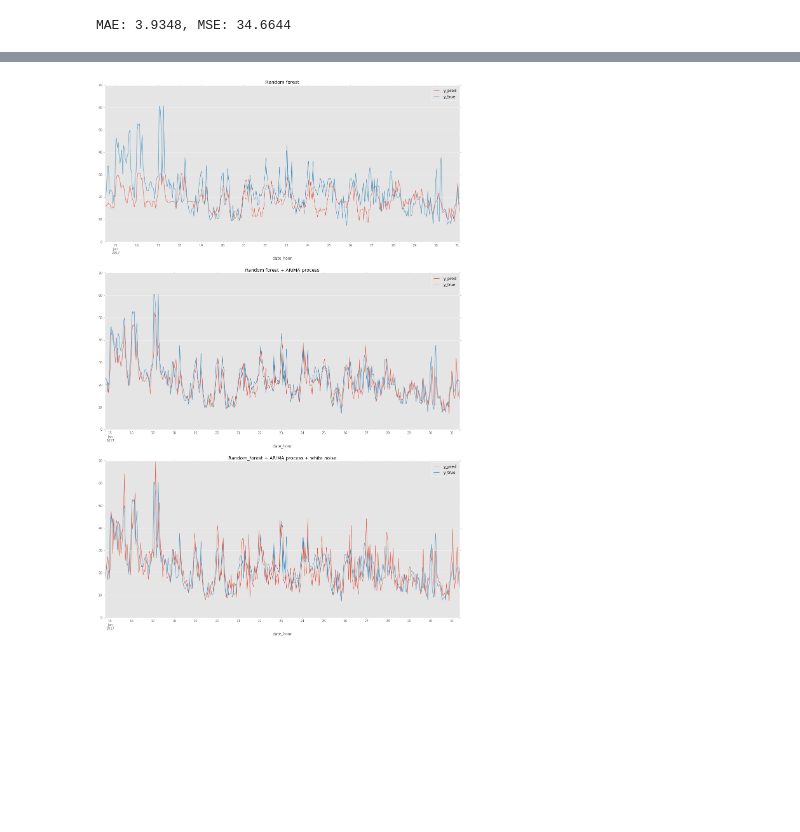
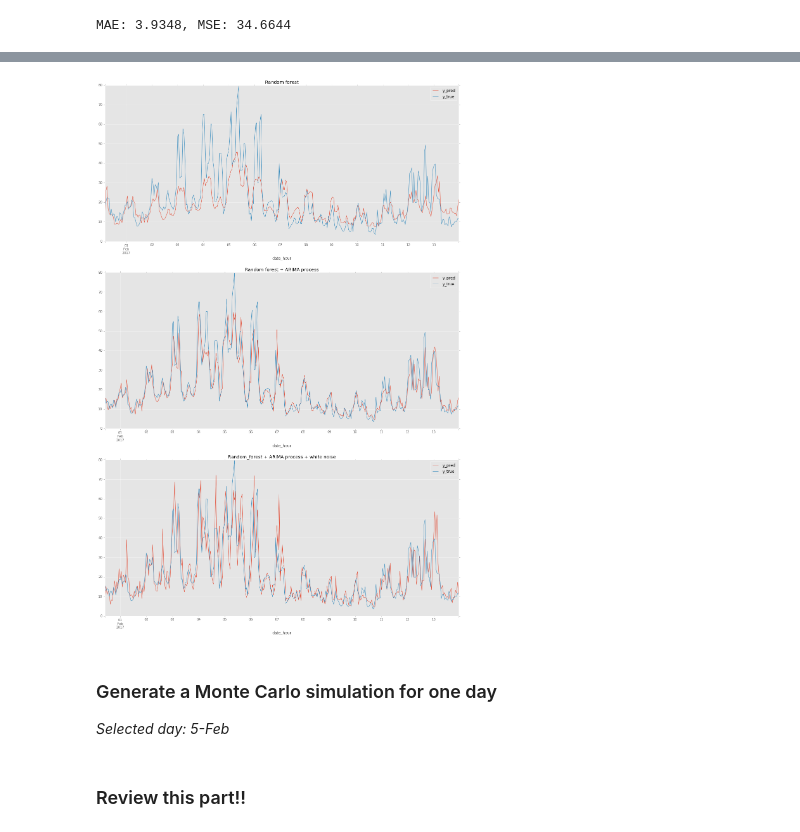
Before and after one commit to NonoMalpi/Secondary_band, a Jupyter notebook: Random_forest + ARIMA process for secondary band price.ipynb, the cells around one changed output, grey strips where cells are left out. Cells and saved outputs as stored; diff of their text form; code cells hidden in the pictures; blank space fills up the shorter version.

Commit message:
-First montecarlo simulation -Review code -Review model

```diff
--- a/Random_forest + ARIMA process for secondary band price.ipynb
+++ b/Random_forest + ARIMA process for secondary band price.ipynb
@@ -88,9 +93,9 @@ print('MAE: %.4f, MSE: %.4f' %(mean_absolute_error(Y, y_pred), mean_squared_erro
 # %% [output]
 MAE: 6.0118, MSE: 71.8618
 # %%
-residuals = pd.DataFrame(data=y_pred, index=spot_band_demand.index, columns=['y_pred'])
+residuals_df = pd.DataFrame(data=y_pred, index=spot_band_demand.index, columns=['y_pred'])
 # %%
-residuals['y_true'] = Y
+residuals_df['y_true'] = Y
 # %%
-residuals['error'] = residuals['y_true'] - residuals['y_pred']
+residuals_df['error'] = residuals_df['y_true'] - residuals_df['y_pred']
 # %%
@@ -141,7 +150,7 @@ print('MAE: %.4f, MSE: %.4f' %(mean_absolute_error(rf_ar_df['y_true'], rf_ar_df[
 MAE: 3.9348, MSE: 34.6644
 # %%
 #Adding white noise N(0, sigma_x), sigma_x = 0.23 from arima model, to be included!
-noise = np.random.normal(loc=0, scale=0.23, size=(len(residual)-3))
+noise = np.random.normal(loc=0, scale=std_innovations, size=(len(residual)-3))
 # %%
 rf_ar_noise_df = pd.DataFrame(data=f_x[3:]*np.exp(res_ts + noise), index=spot_band_demand.index[3:], columns=['y_pred'])
 # %%
@@ -154,10 +163,13 @@ MAE: 5.3801, MSE: 58.0032
 # %%
 fig, (ax0,ax1,ax2) = plt.subplots(3,1, figsize=(20,30))
-residuals[['y_pred', 'y_true']].iloc[300:700].plot(ax=ax0)
+residuals_df[['y_pred', 'y_true']].iloc[700:].plot(ax=ax0)
 ax0.set_title('Random forest')
-rf_ar_df.iloc[303:703].plot(ax=ax1)
+rf_ar_df.iloc[703:].plot(ax=ax1)
 ax1.set_title('Random forest + ARIMA process')
-rf_ar_noise_df.iloc[303:703].plot(ax=ax2)
+rf_ar_noise_df.iloc[703:].plot(ax=ax2)
 ax2.set_title('Random_forest + ARIMA process + white noise');
 # %% [output]
-[figure, old version]
+[figure, new version]
+# %% [markdown]
+### Generate a Monte Carlo simulation for one day
+*Selected day: 5-Feb*
@@ -163,0 +189,2 @@ ax2.set_title('Random_forest + ARIMA process + white noise');
+# %% [markdown]
+### Review this part!!
```
Also changed, not shown: parts of 16 cells of this notebook, 16 other files.
